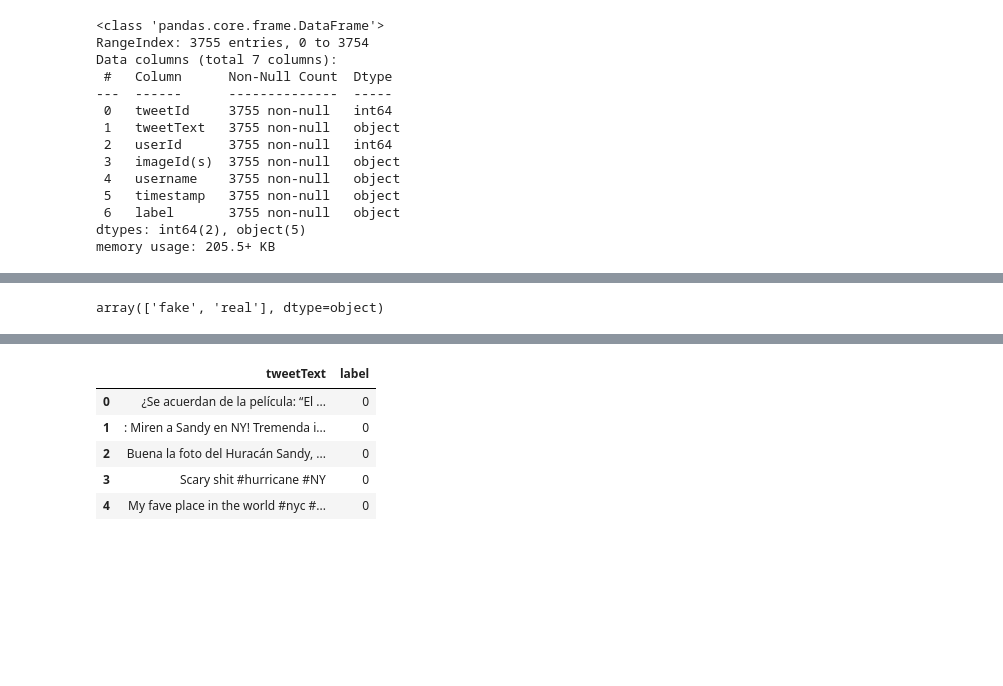
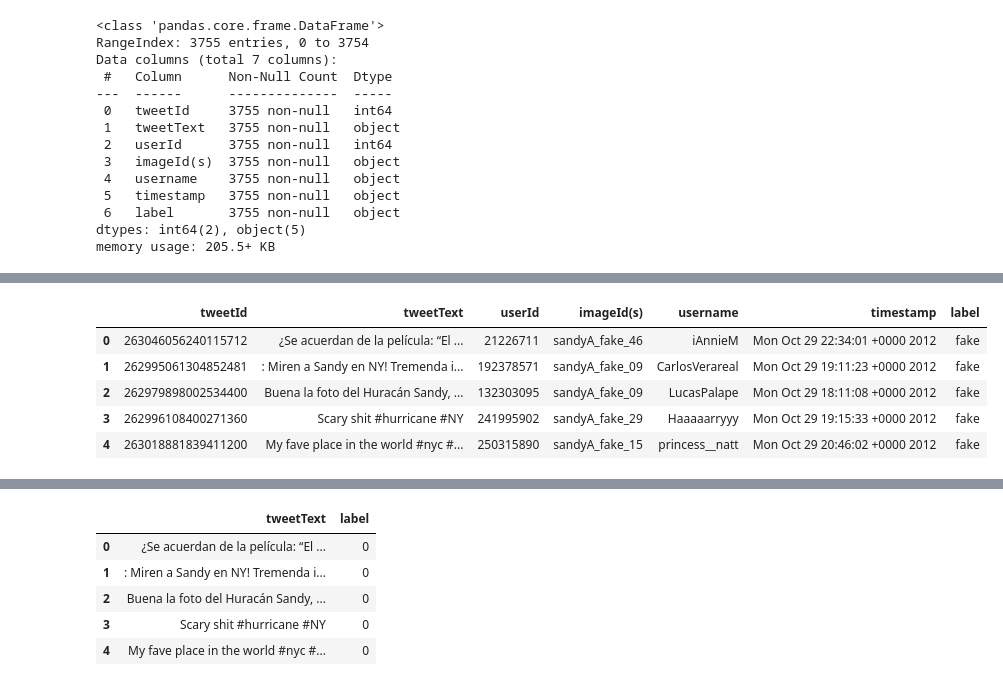
Before and after one commit to arnabbiswas66/multimodal-fake-news-classifier, a Jupyter notebook: Twitter_text_classifier.ipynb, the cells around one changed output, grey strips where cells are left out. Drawn from its saved outputs; the diff is of its cells as text; code cells hidden in the pictures; blank space fills up the shorter version.

```diff
--- a/Twitter_text_classifier.ipynb
+++ b/Twitter_text_classifier.ipynb
@@ -127,7 +87,0 @@ train_df['tweetText'] = train_df['tweetText'].apply(lambda text: re.sub(r'&amp;|
-# %%
-#Removing urls
-train_df['tweetText'] = train_df['tweetText'].apply(lambda text: re.sub(r'http\S+', '', text))
-train_df['tweetText'] = train_df['tweetText'].apply(lambda text: re.sub(r'\\\/\S+', '', text))
-# %%
-#Removing whitespace
-train_df['tweetText'] = train_df['tweetText'].apply(lambda text: " ".join(text.split()))
@@ -139,7 +88,24 @@ stopwords.extend([':', ';', '[', ']', '"', "'", '(', ')', '.', '?', '#', '@', '.
-# %%
-#Removing stopwords
-train_df['filteredTweet'] = train_df['tweetText'].apply(lambda x: ' '.join([w for w in x.split() if w not in stopwords]))
-# %%
-train_df['label'].unique()
-# %% [output]
-array(['fake', 'real'], dtype=object)
+# %%
+def preprocess(df):
+  #Removing remaining twitter handles @username
+  df['tweetText'] = df['tweetText'].apply(lambda text: re.sub(r'@\w*', "", text))
+  #Removing emojis
+  df['tweetText'] = df['tweetText'].apply(lambda text: emojis.sub(r'', text) if emojis.search(text) else text)
+  #Cleaning symbols - ampersand and newline
+  df['tweetText'] = df['tweetText'].apply(lambda text: re.sub(r'&amp;|\\n', '', text))
+  #Removing urls
+  df['tweetText'] = df['tweetText'].apply(lambda text: re.sub(r'http\S+', '', text))
+  df['tweetText'] = df['tweetText'].apply(lambda text: re.sub(r'\\\/\S+', '', text))
+  #Removing whitespace
+  df['tweetText'] = df['tweetText'].apply(lambda text: " ".join(text.split()))
+  return df
+# %%
+train_df = preprocess(train_df)
+train_df.head()
+# %% [output]
+|  | tweetId | tweetText | userId | imageId(s) | username | timestamp | label |
+| 0 | 263046056240115712 | ¿Se acuerdan de la película: “El ... | 21226711 | sandyA_fake_46 | iAnnieM | Mon Oct 29 22:34:01 +0000 2012 | fake |
+| 1 | 262995061304852481 | : Miren a Sandy en NY! Tremenda i... | 192378571 | sandyA_fake_09 | CarlosVerareal | Mon Oct 29 19:11:23 +0000 2012 | fake |
+| 2 | 262979898002534400 | Buena la foto del Huracán Sandy, ... | 132303095 | sandyA_fake_09 | LucasPalape | Mon Oct 29 18:11:08 +0000 2012 | fake |
+| 3 | 262996108400271360 | Scary shit #hurricane #NY | 241995902 | sandyA_fake_29 | Haaaaarryyy | Mon Oct 29 19:15:33 +0000 2012 | fake |
+| 4 | 263018881839411200 | My fave place in the world #nyc #... | 250315890 | sandyA_fake_15 | princess__natt | Mon Oct 29 20:46:02 +0000 2012 | fake |
```
Also changed, not shown: parts of 18 cells of this notebook.
